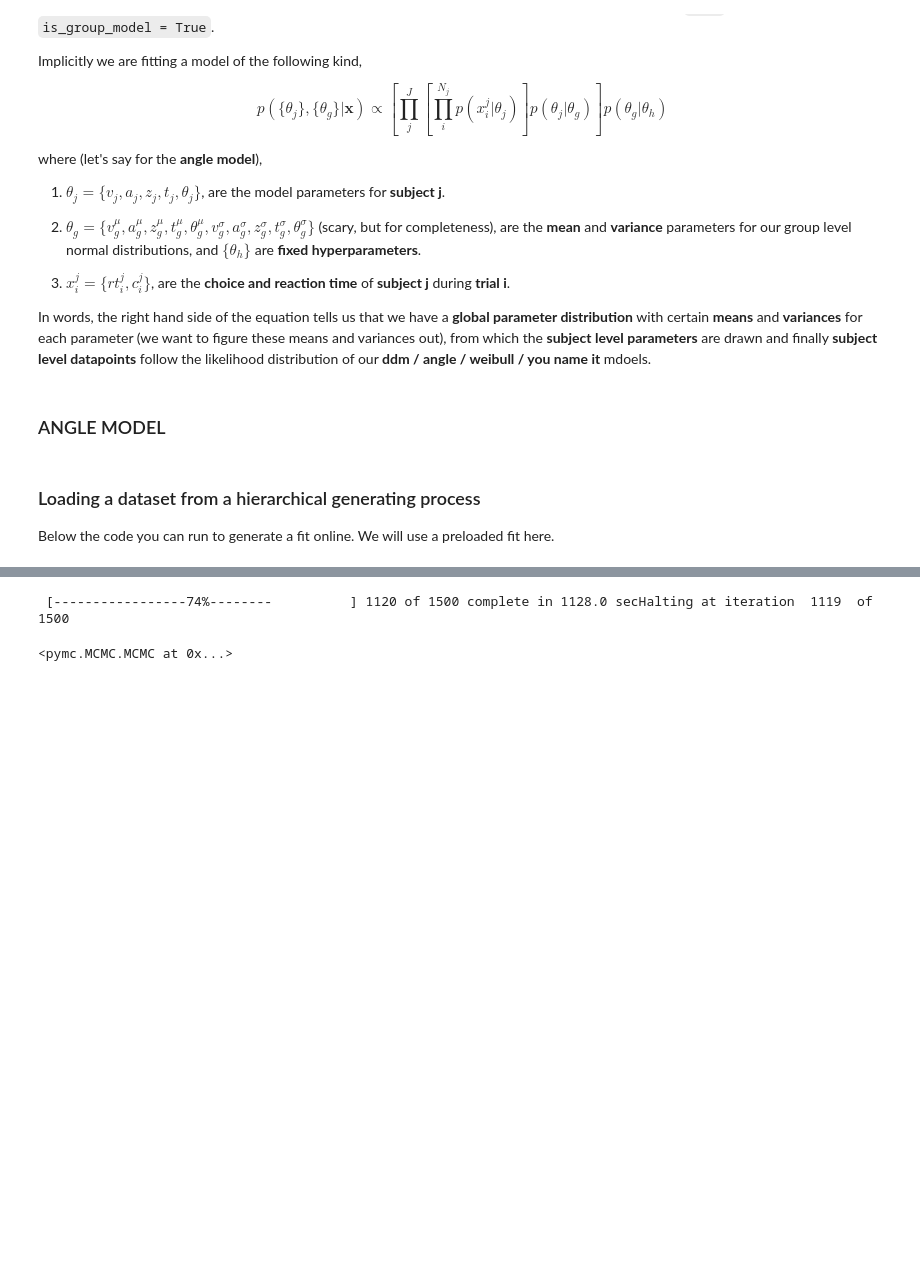
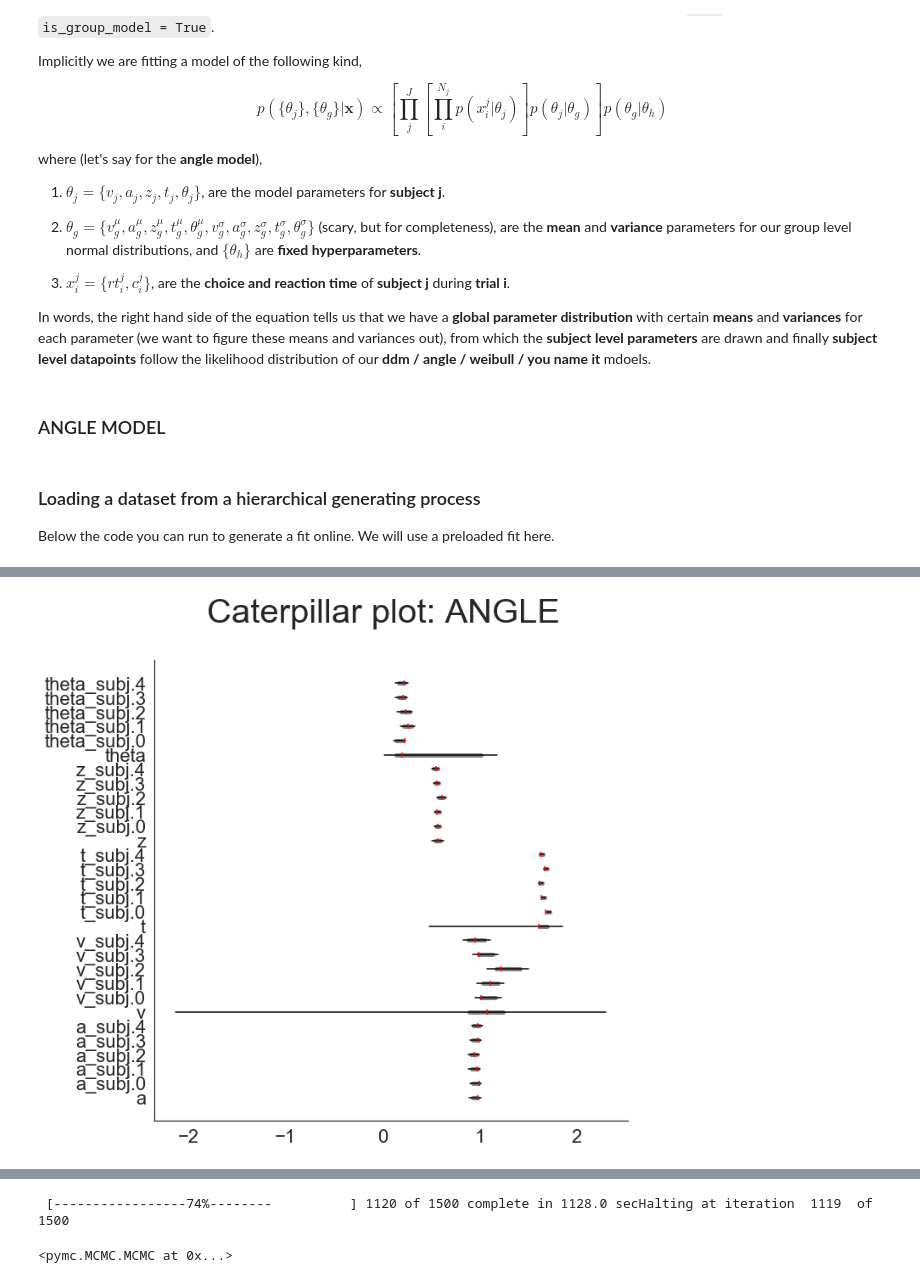
Before and after one commit to AlexanderFengler/hddmnn_tutorial, a Jupyter notebook: hddmnn_tutorial.ipynb, the cells around one changed output, grey strips where cells are left out. Drawn from its saved outputs; the diff is of its cells as text; code cells hidden in the pictures; blank space fills up the shorter version.

```diff
--- a/hddmnn_tutorial.ipynb
+++ b/hddmnn_tutorial.ipynb
@@ -551,0 +553,5 @@ Below the code you can run to generate a fit online. We will use a preloaded fit
+# %%
+# Simulate data
+hddm_data_hierarchical, gt_hierarchical, gt_mat_hierarchical = simulator_hierarchical(n_subjects = 5,
+                                                                                      model = 'angle',
+                                                                                      n_samples_by_subject = 1000)
@@ -551,0 +562,6 @@ Below the code you can run to generate a fit online. We will use a preloaded fit
+# %%
+hddm_hierarchical_model_angle = hddm.HDDMnn_angle(hddm_data_hierarchical,
+                                                  free = False,
+                                                  informative = False,
+                                                  include = 'z',
+                                                  is_group_model = True)
@@ -551,0 +596,9 @@ Below the code you can run to generate a fit online. We will use a preloaded fit
+# %%
+# Caterpillar Plot
+caterpillar_plot(posterior_samples = hddm_hierarchical_model_angle.get_traces(),
+                 ground_truths = gt_hierarchical,
+                 model = 'angle',
+                 datatype = 'hierarchical',
+                 drop_sd = True)
+# %% [output]
+[figure, added]
```
Also changed, not shown: parts of 14 cells of this notebook, 7 other files.
